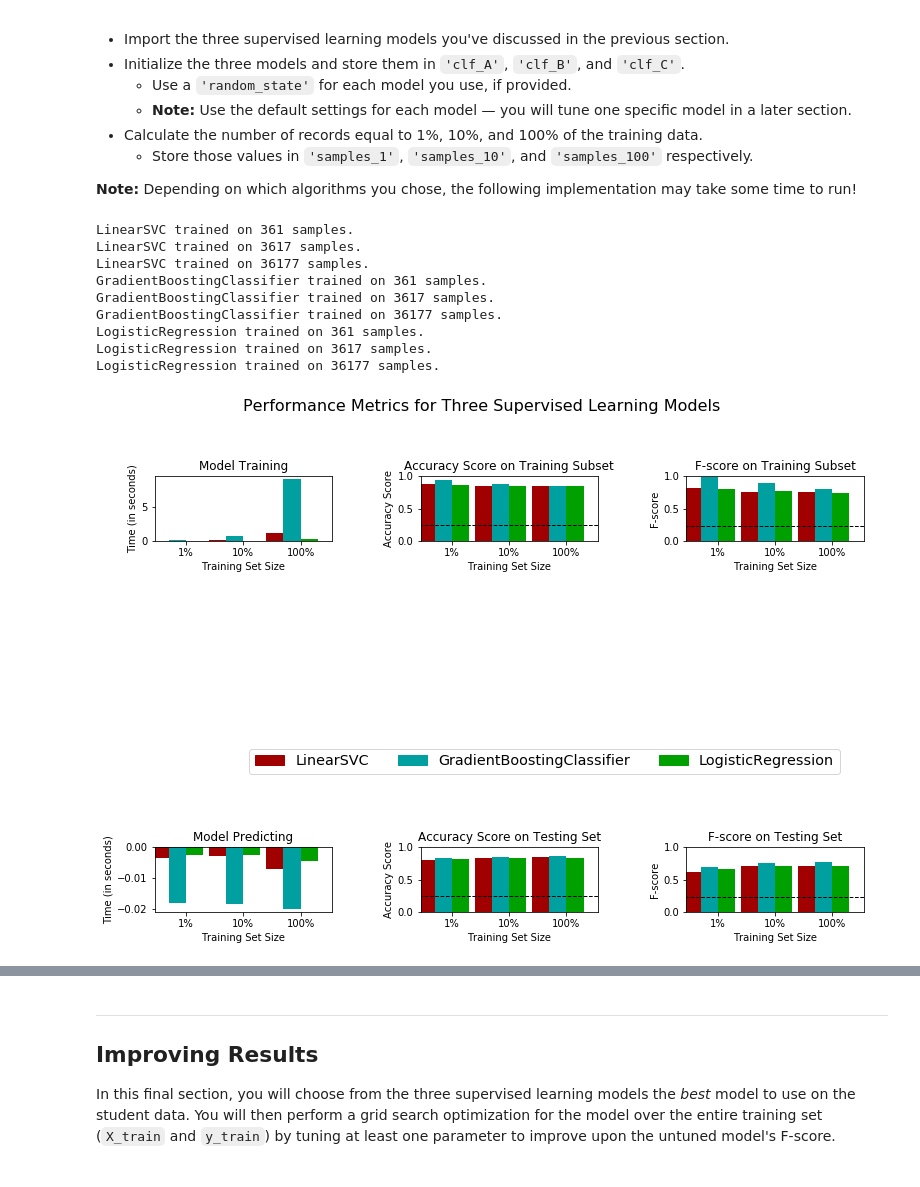
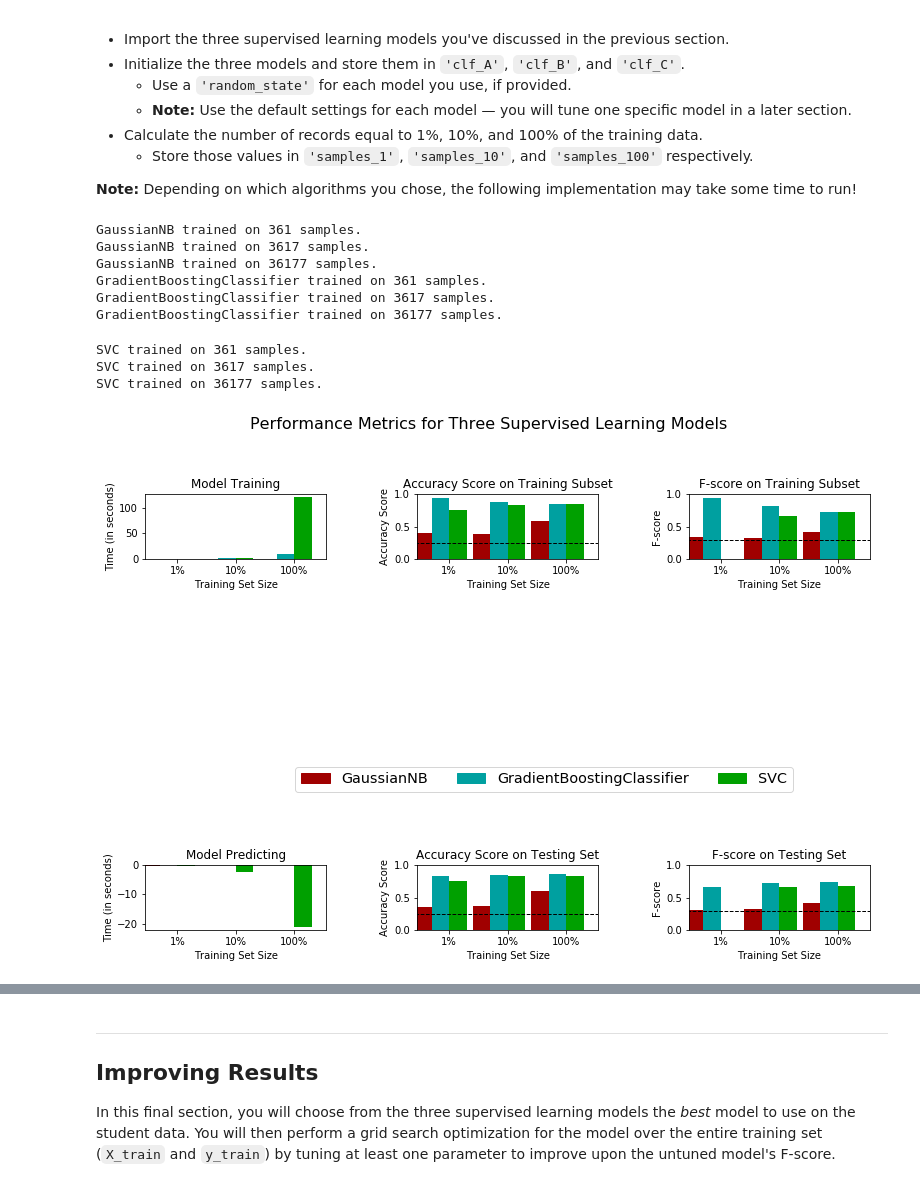
Before and after one commit to rubengura/ds_nanodegree_udacity, a Jupyter notebook: finding_donors/finding_donors.ipynb, the cells around one changed output, grey strips where cells are left out. Saved outputs shown, nothing was run; the diff lists cells and outputs as text; code cells hidden in the pictures.

```diff
--- a/finding_donors/finding_donors.ipynb
+++ b/finding_donors/finding_donors.ipynb
@@ -250,7 +252,7 @@ FN = 0 # No predicted negatives in the naive case
 # TODO: Calculate accuracy, precision and recall
 accuracy = np.sum(income) / income.count() # TP + TN / n --> np.sum(income) + 0 / income.count()
 recall = 1 # TP / TP + FN --> np.sum(income) / np.sum(income) + 0
-precision = np.sum(income) / (income.count() + np.sum(income)) # TP / TP + FP
+precision = np.sum(income) / income.count() # TP / TP + FP
 
 # TODO: Calculate F-score using the formula above for beta = 0.5 and correct values for precision and recall.
 fscore = (1+(0.5**2))*(precision*recall / (((0.5**2)*precision)+recall))
@@ -355,7 +402,7 @@ def train_predict(learner, sample_size, X_train, y_train, X_test, y_test):
     results['acc_test'] = accuracy_score(y_test, predictions_test)
 
     # TODO: Compute F-score on the the first 300 training samples using fbeta_score()
-    beta = 0.2
+    beta = 0.5
     results['f_train'] = fbeta_score(y_train[:300], predictions_train, beta)
 
     # TODO: Compute F-score on the test set which is y_test
@@ -379,43 +426,43 @@ In the code cell, you will need to implement the following:
 **Note:** Depending on which algorithms you chose, the following implementation may take some time to run!
 # %%
 # TODO: Import the three supervised learning models from sklearn
-from sklearn.svm import LinearSVC
+from sklearn.naive_bayes import GaussianNB
 from sklearn.ensemble import GradientBoostingClassifier
-from sklearn.linear_model import LogisticRegression
+from sklearn.svm import SVC
 
 # TODO: Initialize the three models
 rand_state = 42
-clf_A = LinearSVC(random_state=rand_state)
+clf_A = GaussianNB()
 clf_B = GradientBoostingClassifier(random_state=rand_state)
-clf_C = LogisticRegression(random_state=rand_state)
+clf_C = SVC(random_state=rand_state)
 
 # TODO: Calculate the number of samples for 1%, 10%, and 100% of the training data
 # HINT: samples_100 is the entire training set i.e. len(y_train)
 # HINT: samples_10 is 10% of samples_100 (ensure to set the count of the values to be `int` and not `float`)
 # HINT: samples_1 is 1% of samples_100 (ensure to set the count of the values to be `int` and not `float`)
 samples_100 = len(y_train)
 samples_10 = int(samples_100 / 10)
 samples_1 = int(samples_100 / 100)
 
 # Collect results on the learners
 results = {}
 for clf in [clf_A, clf_B, clf_C]:
     clf_name = clf.__class__.__name__
     results[clf_name] = {}
     for i, samples in enumerate([samples_1, samples_10, samples_100]):
         results[clf_name][i] = \
         train_predict(clf, samples, X_train, y_train, X_test, y_test)
 
 # Run metrics visualization for the three supervised learning models chosen
 vs.evaluate(results, accuracy, fscore)
 # %% [output]
-LinearSVC trained on 361 samples.
-LinearSVC trained on 3617 samples.
-LinearSVC trained on 36177 samples.
+GaussianNB trained on 361 samples.
+GaussianNB trained on 3617 samples.
+GaussianNB trained on 36177 samples.
 GradientBoostingClassifier trained on 361 samples.
 GradientBoostingClassifier trained on 3617 samples.
 GradientBoostingClassifier trained on 36177 samples.
-LogisticRegression trained on 361 samples.
-LogisticRegression trained on 3617 samples.
-LogisticRegression trained on 36177 samples.
+SVC trained on 361 samples.
+SVC trained on 3617 samples.
+SVC trained on 36177 samples.
-[figure, old version]
+[figure, new version]
```
Also changed, not shown: parts of 19 cells of this notebook, 1 other file.
